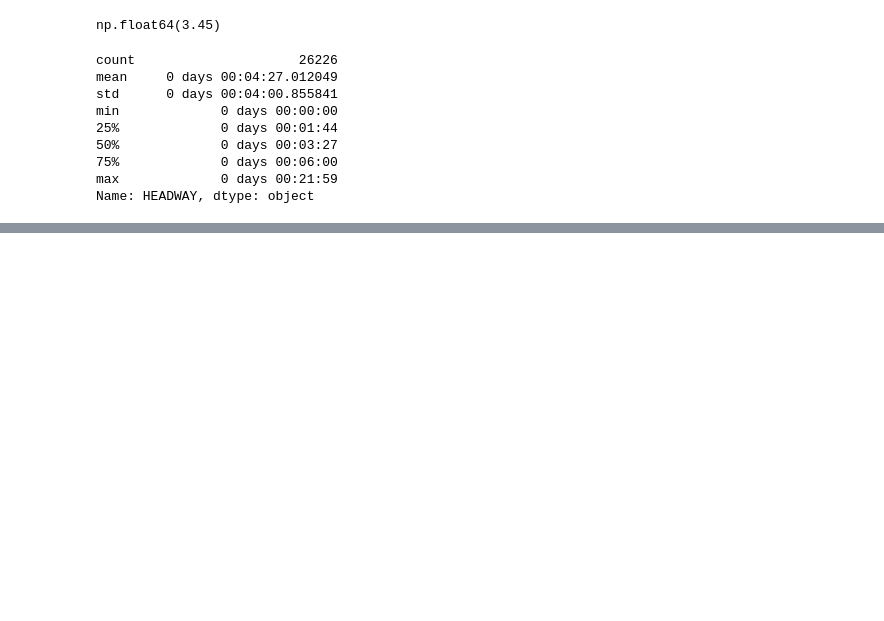
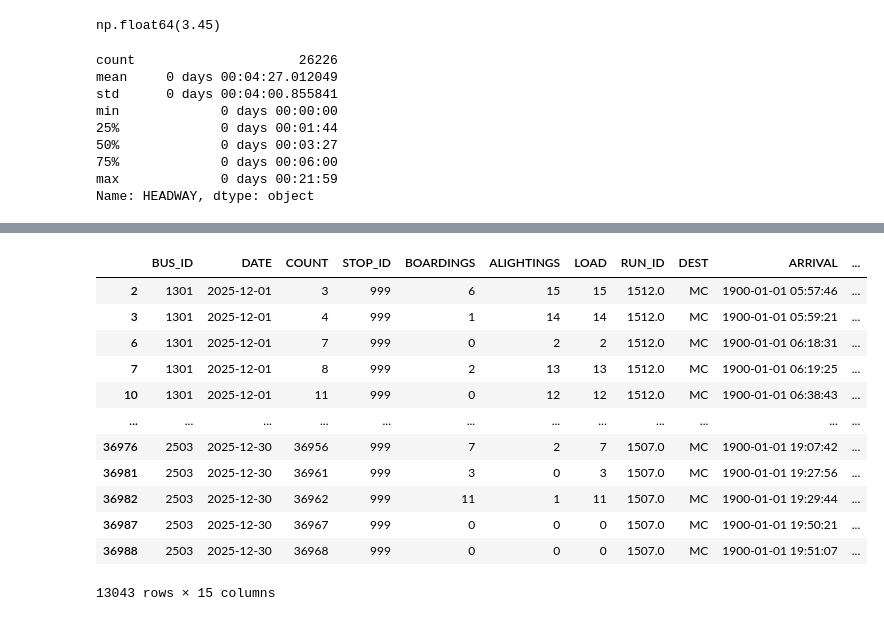
Before and after one commit to morgan1461/WMC-dashboard, a Jupyter notebook: main.ipynb, the cells around one changed output, grey strips where cells are left out. Saved outputs shown, nothing was run; the diff lists cells and outputs as text; code cells hidden in the pictures; blank space fills up the shorter version.

```diff
--- a/main.ipynb
+++ b/main.ipynb
@@ -386,0 +618,25 @@ combined_hw
+# %%
+subset_mc_busstate_consolidated = mc_busstate_consolidated.head(50)
+
+subset_mc_busstate_consolidated
+
+mc_rider = combine_uh_doan_stops(subset_mc_busstate_consolidated)
+# %%
+# Filtering for combined stop of UH and Doan for ridership
+mc_rider_combined_stop = mc_rider[mc_rider['STOP_ID'] == 999]
+# overwrite existing load col with the max load
+# need to find a way to combine the boarding and alightings for each individual bus across stop 401 and 37...
+# %% [output]
+|  | BUS_ID | DATE | COUNT | STOP_ID | BOARDINGS | ALIGHTINGS | LOAD | RUN_ID | DEST | ARRIVAL | ... |
+| 2 | 1301 | 2025-12-01 | 3 | 999 | 6 | 15 | 15 | 1512.0 | MC | 1900-01-01 05:57:46 | ... |
+| 3 | 1301 | 2025-12-01 | 4 | 999 | 1 | 14 | 14 | 1512.0 | MC | 1900-01-01 05:59:21 | ... |
+| 6 | 1301 | 2025-12-01 | 7 | 999 | 0 | 2 | 2 | 1512.0 | MC | 1900-01-01 06:18:31 | ... |
+| 7 | 1301 | 2025-12-01 | 8 | 999 | 2 | 13 | 13 | 1512.0 | MC | 1900-01-01 06:19:25 | ... |
+| 10 | 1301 | 2025-12-01 | 11 | 999 | 0 | 12 | 12 | 1512.0 | MC | 1900-01-01 06:38:43 | ... |
+| ... | ... | ... | ... | ... | ... | ... | ... | ... | ... | ... | ... |
+| 36976 | 2503 | 2025-12-30 | 36956 | 999 | 7 | 2 | 7 | 1507.0 | MC | 1900-01-01 19:07:42 | ... |
+| 36981 | 2503 | 2025-12-30 | 36961 | 999 | 3 | 0 | 3 | 1507.0 | MC | 1900-01-01 19:27:56 | ... |
+| 36982 | 2503 | 2025-12-30 | 36962 | 999 | 11 | 1 | 11 | 1507.0 | MC | 1900-01-01 19:29:44 | ... |
+| 36987 | 2503 | 2025-12-30 | 36967 | 999 | 0 | 0 | 0 | 1507.0 | MC | 1900-01-01 19:50:21 | ... |
+| 36988 | 2503 | 2025-12-30 | 36968 | 999 | 0 | 0 | 0 | 1507.0 | MC | 1900-01-01 19:51:07 | ... |
+13043 rows × 15 columns
```
Also changed, not shown: parts of 10 cells of this notebook.
